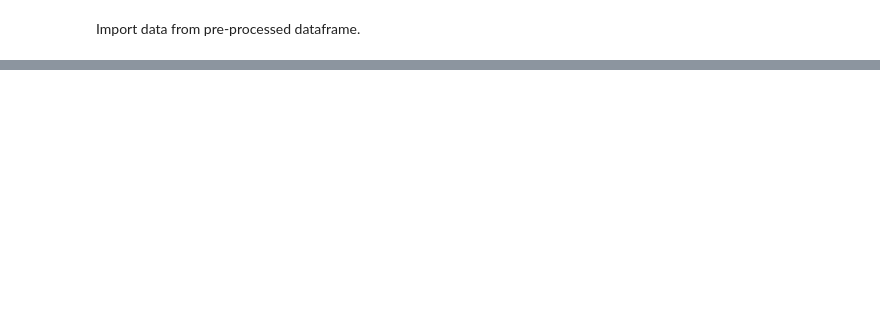
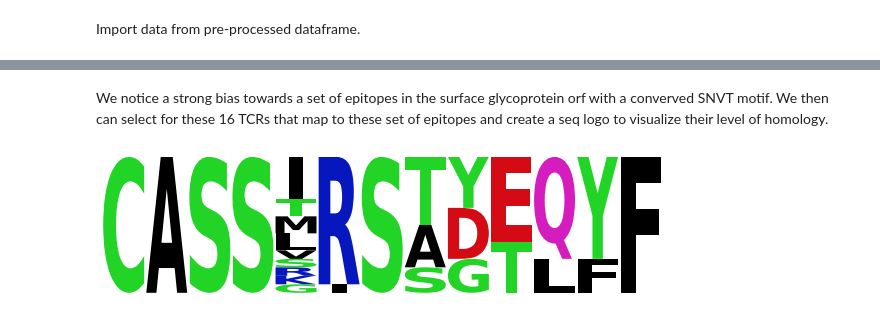
Before and after one commit to sidhomj/COVID19, a Jupyter notebook: Reproduce_Results.ipynb, the cells around one changed output, grey strips where cells are left out. Saved outputs shown, nothing was run; the diff lists cells and outputs as text; code cells hidden in the pictures; blank space fills up the shorter version.

```diff
--- a/Reproduce_Results.ipynb
+++ b/Reproduce_Results.ipynb
@@ -170,0 +18,2 @@ See the caveats in the documentation: https://pandas.pydata.org/pandas-docs/stab
+# %%
+pept_detail = pd.read_csv('Data/data_parsed.csv')
@@ -170,0 +31,12 @@ See the caveats in the documentation: https://pandas.pydata.org/pandas-docs/stab
+# %%
+# load mcpas data
+mcpas = pd.read_csv('Data/McPAS-TCR.csv', low_memory=False, encoding='iso-8859-1')
+# filter for human with missing data
+mcpas = mcpas.loc[(mcpas['Species'] == 'Human') & ~mcpas['CDR3.beta.aa'].isna() & ~mcpas['Epitope.peptide'].isna() & (mcpas['Category'] == 'Pathogens'), ]
+# remove duplicates
+mcpas = mcpas.loc[~mcpas[['CDR3.beta.aa', 'Epitope.peptide']].duplicated(), :]
+
+# number of unique tcr common to both mcpas and covid
+total_intersection = len(np.intersect1d(mcpas['CDR3.beta.aa'],pept_detail['beta_sequences']))
+
+print('Unique TCRs shared = ' +str(total_intersection))
@@ -170,0 +161,12 @@ See the caveats in the documentation: https://pandas.pydata.org/pandas-docs/stab
+# %%
+data = pd.merge(pept_detail, mcpas[['CDR3.beta.aa', 'Pathology', 'Antigen.protein', 'Epitope.peptide']],
+                                  how='inner', left_on='beta_sequences', right_on='CDR3.beta.aa')
+
+data_sel = data[data['Epitope.peptide']==pept_idx]
+data_sel.drop_duplicates(subset=['beta_sequences','peptide'],inplace=True)
+data_sel['counts']=1
+df_agg = data_sel.groupby(['peptide', 'orf_name']).agg({'counts': 'sum'}).reset_index()
+df_agg.sort_values(by=['orf_name','peptide'],inplace=True,ascending=[False,True])
+df_agg.reset_index(drop=True,inplace=True)
+leg = BarPlot(df_agg)
+plt.savefig('Results/1C.eps')
@@ -170,0 +183,8 @@ See the caveats in the documentation: https://pandas.pydata.org/pandas-docs/stab
+# %% [markdown]
+We notice a strong bias towards a set of epitopes in the surface glycoprotein orf with a converved SNVT motif. We then can select for these 16 TCRs that map to these set of epitopes and create a seq logo to visualize their level of homology.
+# %%
+sel_seq = np.unique(data_sel[data_sel['peptide'].isin(df_agg['peptide'][0:5])]['beta_sequences'])
+ax = Make_Logo(sel_seq)
+ax.fig.savefig('Results/1C_logo.eps')
+# %% [output]
+[figure, added]
```
Also changed, not shown: parts of 40 cells of this notebook.
